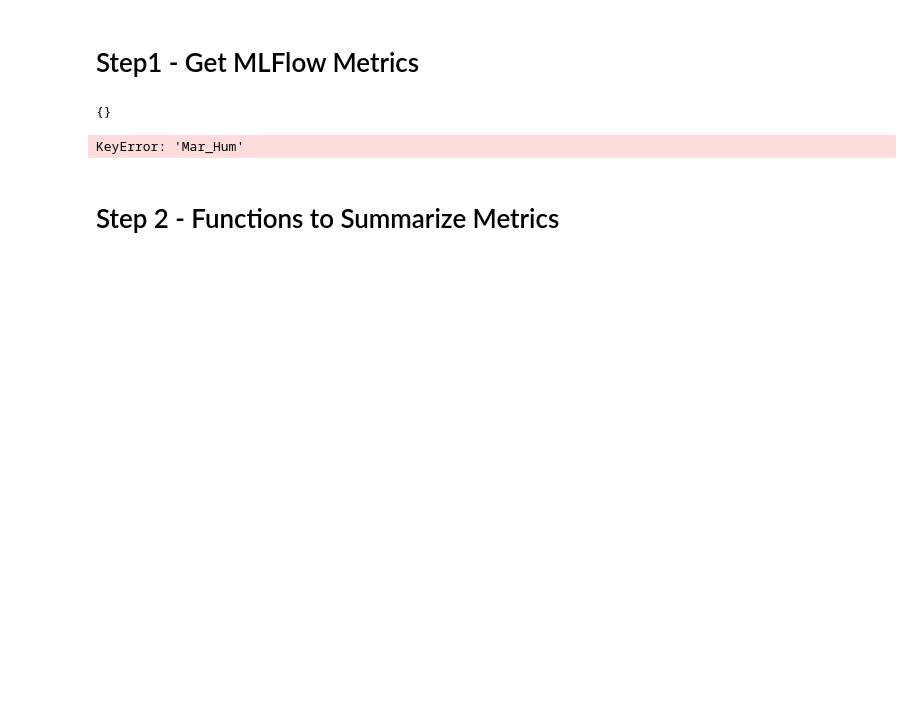
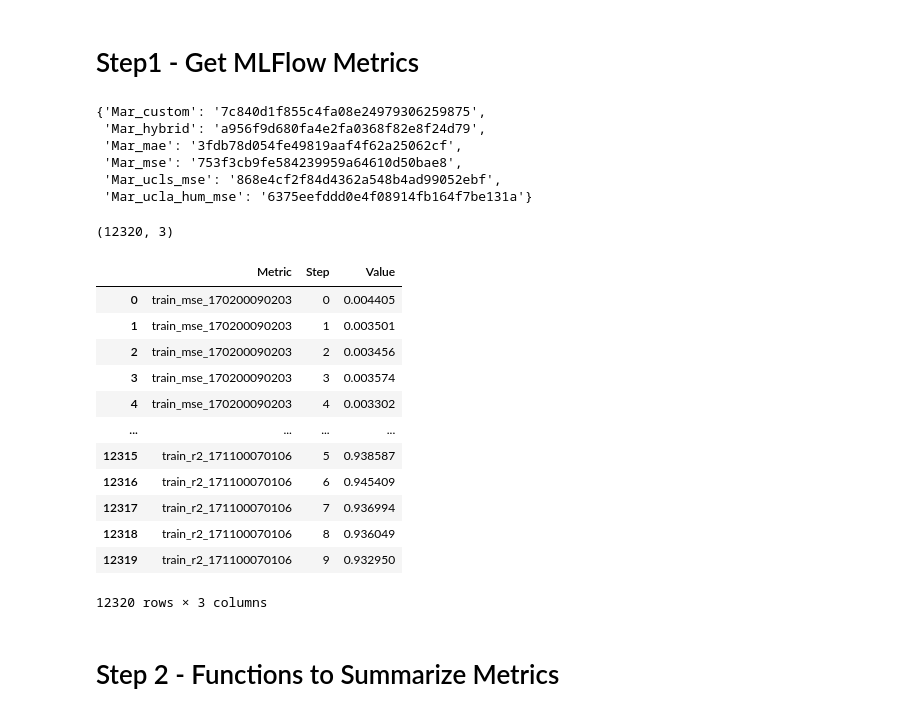
Before and after one commit to DSHydro/SnowML, a Jupyter notebook: notebooks/Ex4_MixedLoss/Choose_Best_Model_Mixed_Loss.ipynb, the cells around one changed output. Drawn from its saved outputs; the diff is of its cells as text; code cells hidden in the pictures; blank space fills up the shorter version.

Commit message:
ucla compare

```diff
--- a/notebooks/Ex4_MixedLoss/Choose_Best_Model_Mixed_Loss.ipynb
+++ b/notebooks/Ex4_MixedLoss/Choose_Best_Model_Mixed_Loss.ipynb
@@ -29,10 +29,21 @@ True
 # Step1 - Get MLFlow Metrics
 # %%
 run_dict = {}
-
+run_dict["Mar_custom"] = "7c840d1f855c4fa08e24979306259875"
+run_dict["Mar_hybrid"] = "a956f9d680fa4e2fa0368f82e8f24d79"
+run_dict["Mar_mae"] = "3fdb78d054fe49819aaf4f62a25062cf"
+run_dict["Mar_mse"] = "753f3cb9fe584239959a64610d50bae8"
+#run_dict["Mar_ucla_mse"] = "11cd6030ad934a8b8302a35a38e6aa30" # Incomplete Run
+run_dict["Mar_ucls_mse"] = "868e4cf2f84d4362a548b4ad99052ebf"
+run_dict["Mar_ucla_hum_mse"] = "6375eefddd0e4f08914fb164f7be131a"
 run_dict
 # %% [output]
-{}
+{'Mar_custom': '7c840d1f855c4fa08e24979306259875',
+ 'Mar_hybrid': 'a956f9d680fa4e2fa0368f82e8f24d79',
+ 'Mar_mae': '3fdb78d054fe49819aaf4f62a25062cf',
+ 'Mar_mse': '753f3cb9fe584239959a64610d50bae8',
+ 'Mar_ucls_mse': '868e4cf2f84d4362a548b4ad99052ebf',
+ 'Mar_ucla_hum_mse': '6375eefddd0e4f08914fb164f7be131a'}
 # %%
 # create a dictionary of dataframes corresponding to the run_id shortname uploading from local files
 # Assumes you have already run the "download metrics" script from the snowML.Scripts package to save the metrics to local files
@@ -46,12 +57,25 @@ for key in run_dict.keys():
 # %%
 # display example
 #key = "Elev_and_FC_30"
-key = "Mar_Hum"
+key = "Mar_mse"
 df_metrics = df_dict[key]
 print(df_metrics.shape)
 df_metrics
 # %% [output]
-KeyError: 'Mar_Hum'
+(12320, 3)
+|  | Metric | Step | Value |
+| 0 | train_mse_170200090203 | 0 | 0.004405 |
+| 1 | train_mse_170200090203 | 1 | 0.003501 |
+| 2 | train_mse_170200090203 | 2 | 0.003456 |
+| 3 | train_mse_170200090203 | 3 | 0.003574 |
+| 4 | train_mse_170200090203 | 4 | 0.003302 |
+| ... | ... | ... | ... |
+| 12315 | train_r2_171100070106 | 5 | 0.938587 |
+| 12316 | train_r2_171100070106 | 6 | 0.945409 |
+| 12317 | train_r2_171100070106 | 7 | 0.936994 |
+| 12318 | train_r2_171100070106 | 8 | 0.936049 |
+| 12319 | train_r2_171100070106 | 9 | 0.932950 |
+12320 rows × 3 columns
 # %% [markdown]
 # Step 2 - Functions to Summarize Metrics
 # %%
```
Also changed, not shown: parts of 11 cells of this notebook, 15 other files.
